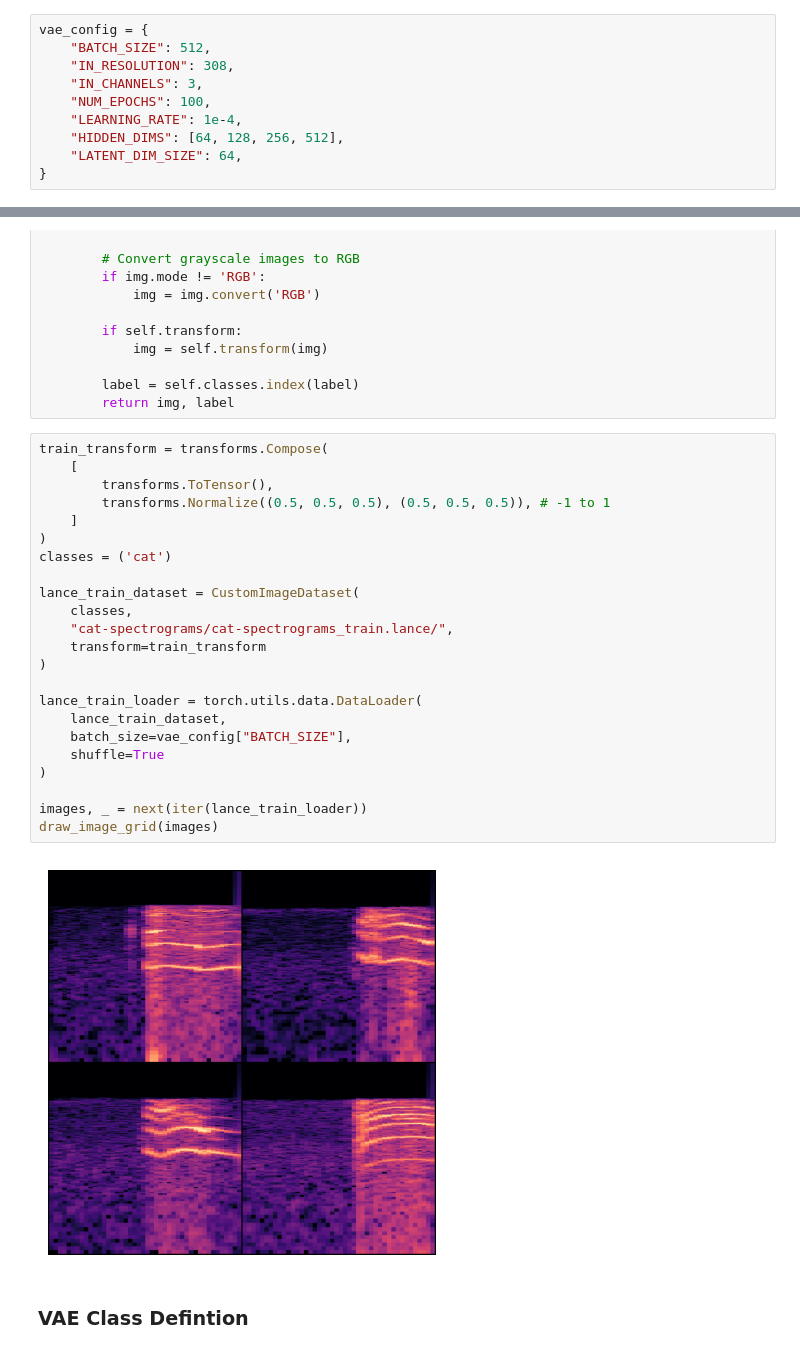
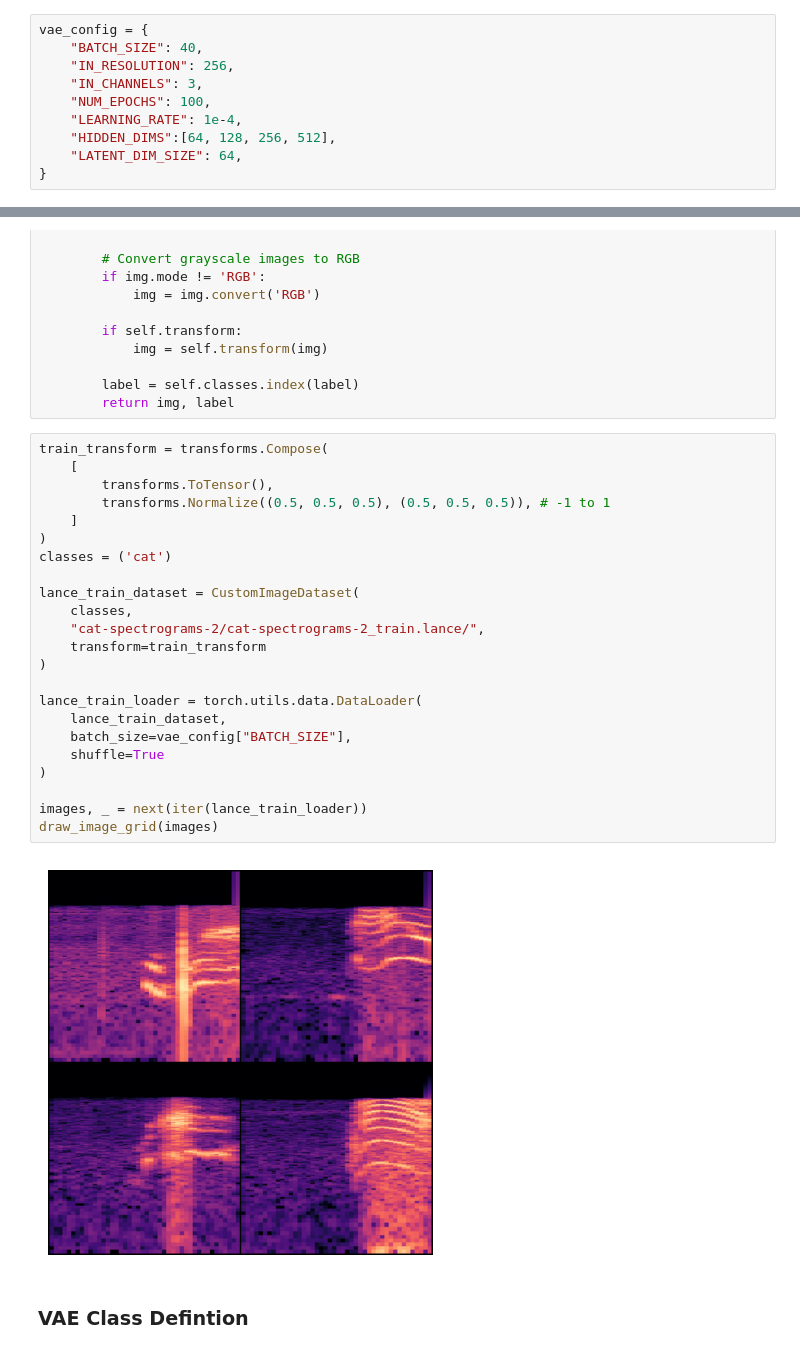
Before and after one commit to sseeaamuss/myVAE, a Jupyter notebook: VAE_Notebook.ipynb, the cells around one changed output, grey strips where cells are left out. Saved outputs shown, nothing was run; the diff lists cells and outputs as text.

Commit message:
doing 256*256 images now for diffusion. lets go

```diff
--- a/VAE_Notebook.ipynb
+++ b/VAE_Notebook.ipynb
@@ -61,12 +61,12 @@ LATENT_DIM_SIZE:
 - size may depend on the image training data size
 # %%
 vae_config = {
-    "BATCH_SIZE": 512,
-    "IN_RESOLUTION": 308,
+    "BATCH_SIZE": 40,
+    "IN_RESOLUTION": 256,
     "IN_CHANNELS": 3,
     "NUM_EPOCHS": 100,
     "LEARNING_RATE": 1e-4,
-    "HIDDEN_DIMS": [64, 128, 256, 512],
+    "HIDDEN_DIMS":[64, 128, 256, 512],
     "LATENT_DIM_SIZE": 64,
 }
 # %% [markdown]
@@ -108,28 +108,28 @@ class CustomImageDataset(data.Dataset):
 # %%
 train_transform = transforms.Compose(
     [
         transforms.ToTensor(),
         transforms.Normalize((0.5, 0.5, 0.5), (0.5, 0.5, 0.5)), # -1 to 1
     ]
 )
 classes = ('cat')
 
 lance_train_dataset = CustomImageDataset(
     classes,
-    "cat-spectrograms/cat-spectrograms_train.lance/",
+    "cat-spectrograms-2/cat-spectrograms-2_train.lance/",
     transform=train_transform
 )
 
 lance_train_loader = torch.utils.data.DataLoader(
     lance_train_dataset,
     batch_size=vae_config["BATCH_SIZE"],
     shuffle=True
 )
 
 images, _ = next(iter(lance_train_loader))
 draw_image_grid(images)
 # %% [output]
-[figure, old version]
+[figure, new version]
 # %% [markdown]
 ### VAE Class Defintion
 # %%
```
Also changed, not shown: parts of 2 cells of this notebook.
